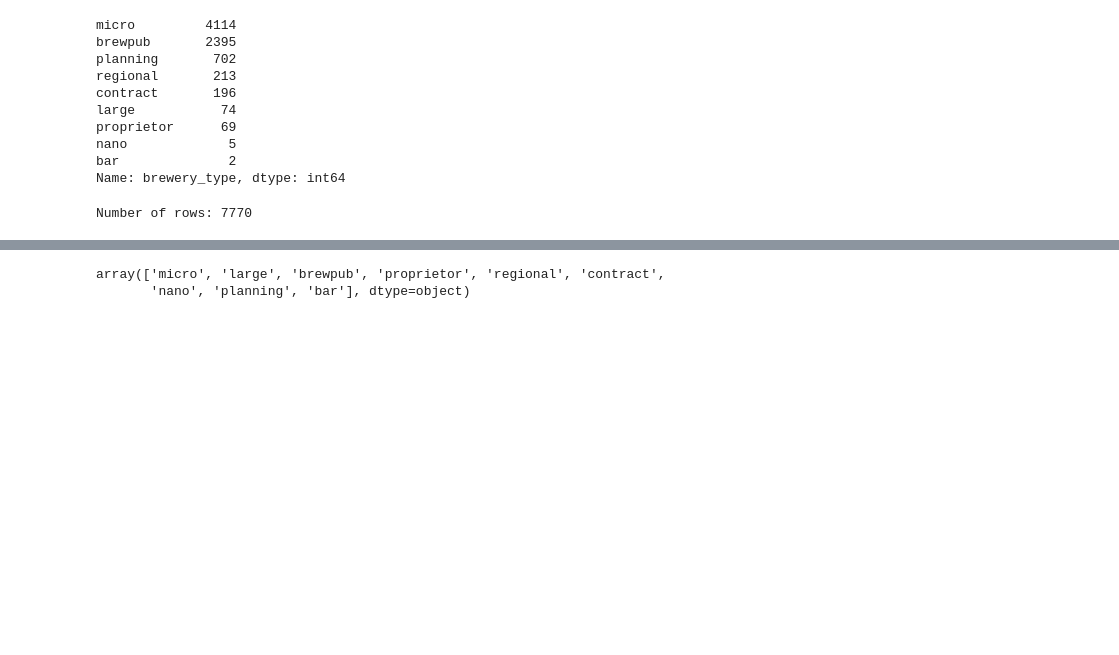
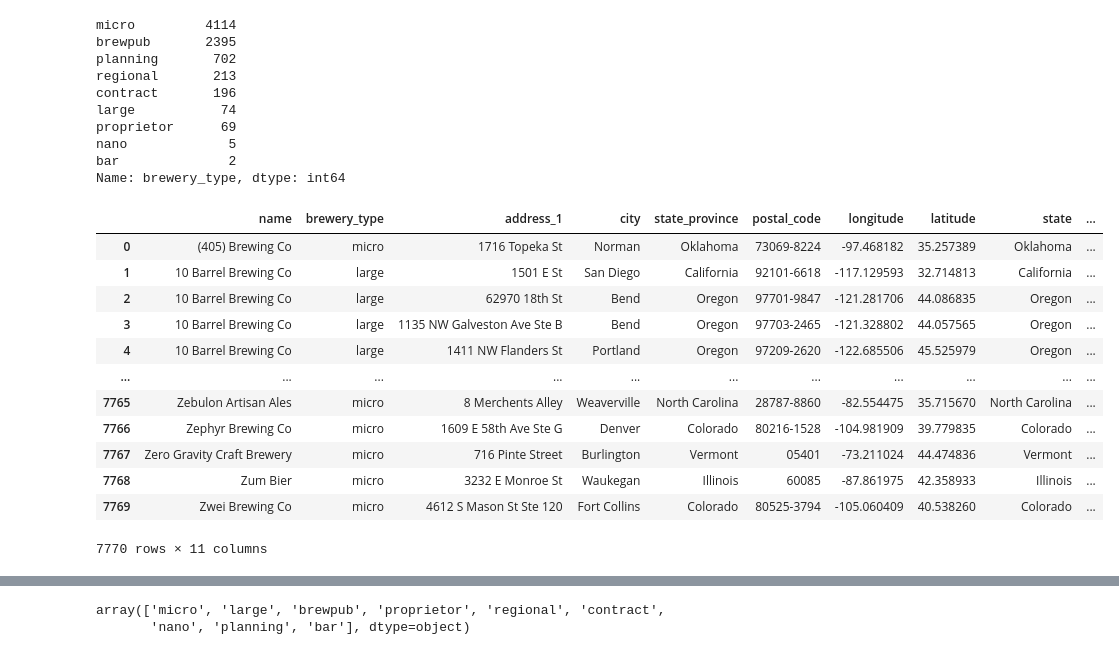
Before and after one commit to rpatel9877/project1, a Jupyter notebook: starter folders/andrew_hawthorne/brewery_charts.ipynb, the cells around one changed output, grey strips where cells are left out. Cells and saved outputs as stored; diff of their text form; code cells hidden in the pictures; blank space fills up the shorter version.

```diff
--- a/starter folders/andrew_hawthorne/brewery_charts.ipynb
+++ b/starter folders/andrew_hawthorne/brewery_charts.ipynb
@@ -138,13 +139,32 @@ Name: brewery_type, dtype: int64
 # %%
 # Output list of breweries with closed ones removed
 open_planned_breweries.to_csv("breweries_open_planned.csv", index=False)
+# %%
+# Load CSV file
+open_planned_brewery_data_csv = Path("breweries_open_planned.csv")
+# %%
+# Read data file and store it in DataFrame
+open_planned_brew_data = pd.read_csv(open_planned_brewery_data_csv)
+open_planned_brew_data
+# %% [output]
+|  | name | brewery_type | address_1 | city | state_province | postal_code | longitude | latitude | state | ... |
+| 0 | (405) Brewing Co | micro | 1716 Topeka St | Norman | Oklahoma | 73069-8224 | -97.468182 | 35.257389 | Oklahoma | ... |
+| 1 | 10 Barrel Brewing Co | large | 1501 E St | San Diego | California | 92101-6618 | -117.129593 | 32.714813 | California | ... |
+| 2 | 10 Barrel Brewing Co | large | 62970 18th St | Bend | Oregon | 97701-9847 | -121.281706 | 44.086835 | Oregon | ... |
+| 3 | 10 Barrel Brewing Co | large | 1135 NW Galveston Ave Ste B | Bend | Oregon | 97703-2465 | -121.328802 | 44.057565 | Oregon | ... |
+| 4 | 10 Barrel Brewing Co | large | 1411 NW Flanders St | Portland | Oregon | 97209-2620 | -122.685506 | 45.525979 | Oregon | ... |
+| ... | ... | ... | ... | ... | ... | ... | ... | ... | ... | ... |
+| 7765 | Zebulon Artisan Ales | micro | 8 Merchents Alley | Weaverville | North Carolina | 28787-8860 | -82.554475 | 35.715670 | North Carolina | ... |
+| 7766 | Zephyr Brewing Co | micro | 1609 E 58th Ave Ste G | Denver | Colorado | 80216-1528 | -104.981909 | 39.779835 | Colorado | ... |
+| 7767 | Zero Gravity Craft Brewery | micro | 716 Pinte Street | Burlington | Vermont | 05401 | -73.211024 | 44.474836 | Vermont | ... |
+| 7768 | Zum Bier | micro | 3232 E Monroe St | Waukegan | Illinois | 60085 | -87.861975 | 42.358933 | Illinois | ... |
+| 7769 | Zwei Brewing Co | micro | 4612 S Mason St Ste 120 | Fort Collins | Colorado | 80525-3794 | -105.060409 | 40.538260 | Colorado | ... |
+7770 rows × 11 columns
 # %%
 # Loop through rows of open_planned brewery data to confirm removal of 162 closed breweries
-rowcount  = 0
-#iterating through the whole file
-for row in open("breweries_open_planned.csv"):
-  rowcount+= 1
- #printing the result
-print("Number of rows:", rowcount -1)
+#rowcount  = 0
+# iterating through the whole file
+#for row in open("breweries_open_planned.csv"):
+  #rowcount+= 1
+# printing the result
+#print("Number of rows:", rowcount -1)
-# %% [output]
-Number of rows: 7770
```
Also changed, not shown: parts of 15 cells of this notebook, 1 other file.
